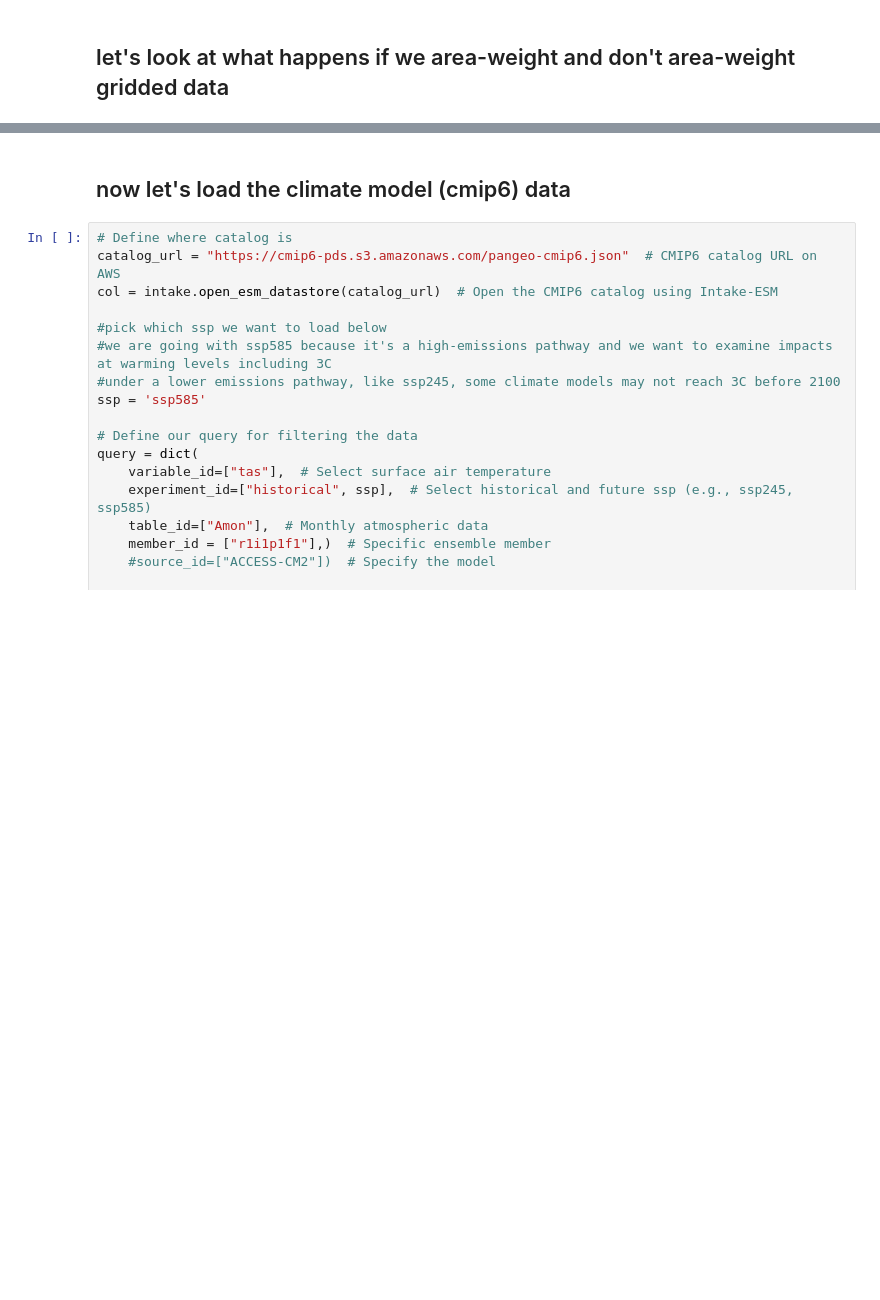
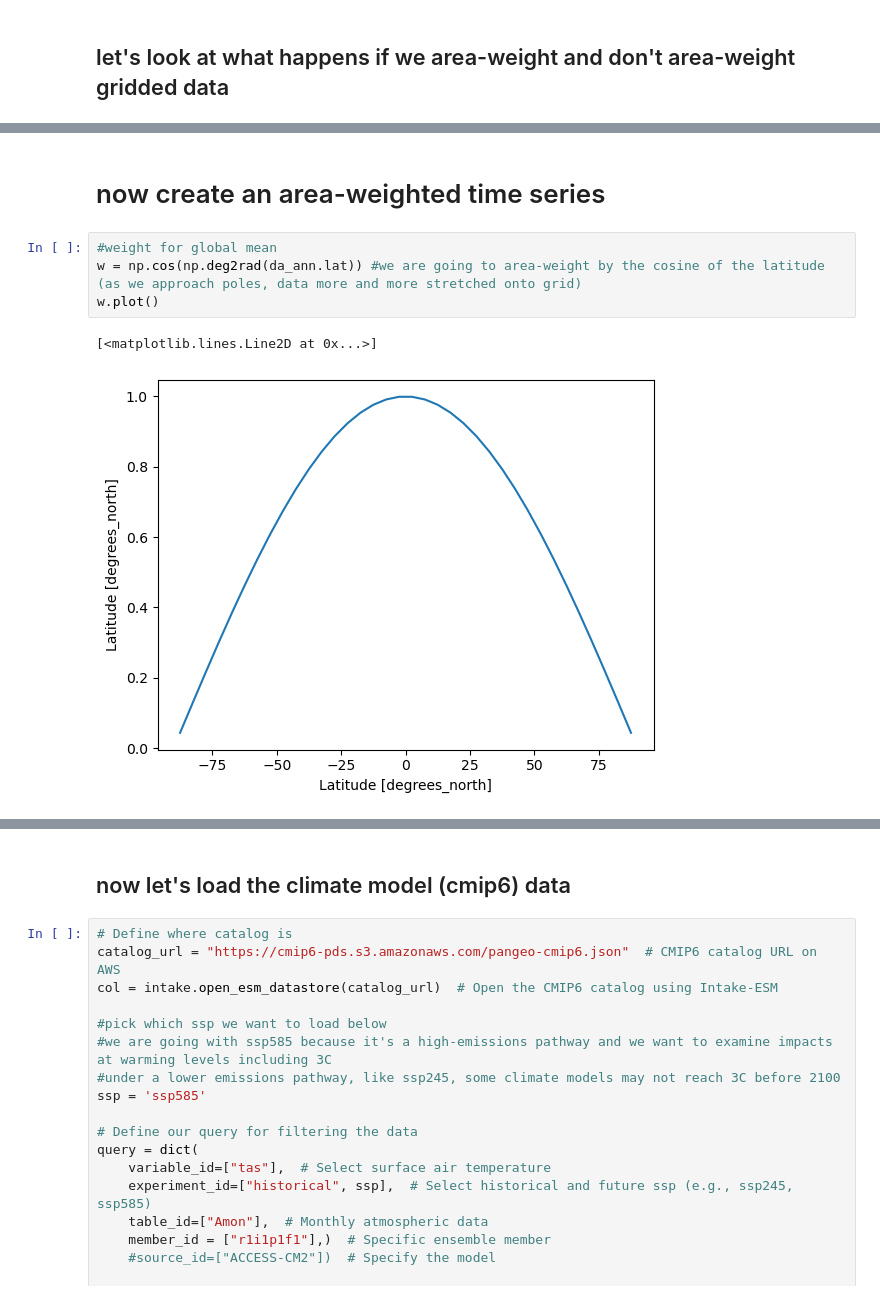
Before and after one commit to TNC-Geospatial-Conservation-Tech/OCSG-2024-SageMaker, a Jupyter notebook: notebooks/2_global_warming_thresholds_impacts/cmip6_historical_ssp_gmtas_calculate_warming_thresholds_timing.ipynb, the cells around one changed output, grey strips where cells are left out. Saved outputs shown, nothing was run; the diff lists cells and outputs as text; blank space fills up the shorter version.

```diff
--- a/notebooks/2_global_warming_thresholds_impacts/cmip6_historical_ssp_gmtas_calculate_warming_thresholds_timing.ipynb
+++ b/notebooks/2_global_warming_thresholds_impacts/cmip6_historical_ssp_gmtas_calculate_warming_thresholds_timing.ipynb
@@ -109,0 +148,9 @@ da_ann = da.groupby('time.year').mean('time')
+# %% [markdown]
+# now create an area-weighted time series
+# %%
+#weight for global mean
+w = np.cos(np.deg2rad(da_ann.lat)) #we are going to area-weight by the cosine of the latitude (as we approach poles, data more and more stretched onto grid)
+w.plot()
+# %% [output]
+[<matplotlib.lines.Line2D at 0x...>]
+[figure, added]
```
Also changed, not shown: parts of 47 cells of this notebook.
